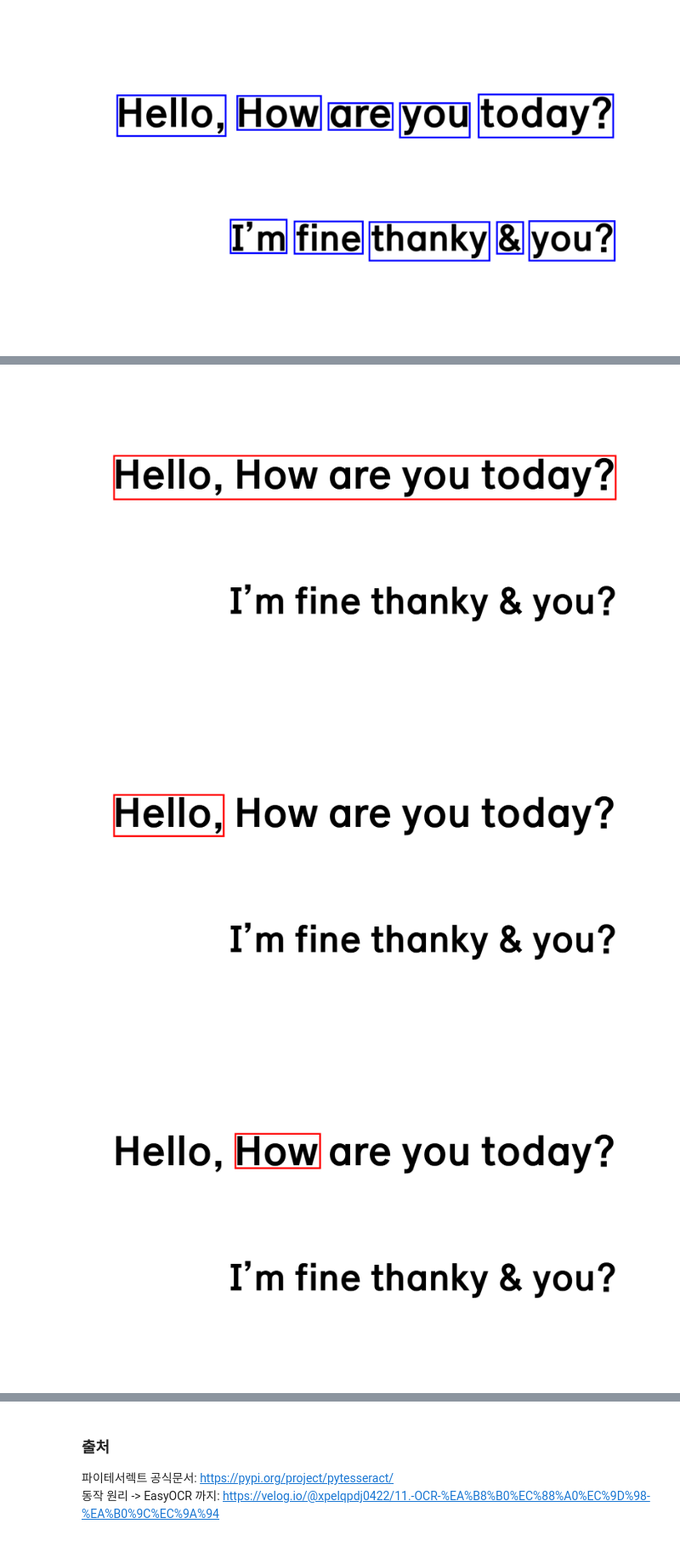
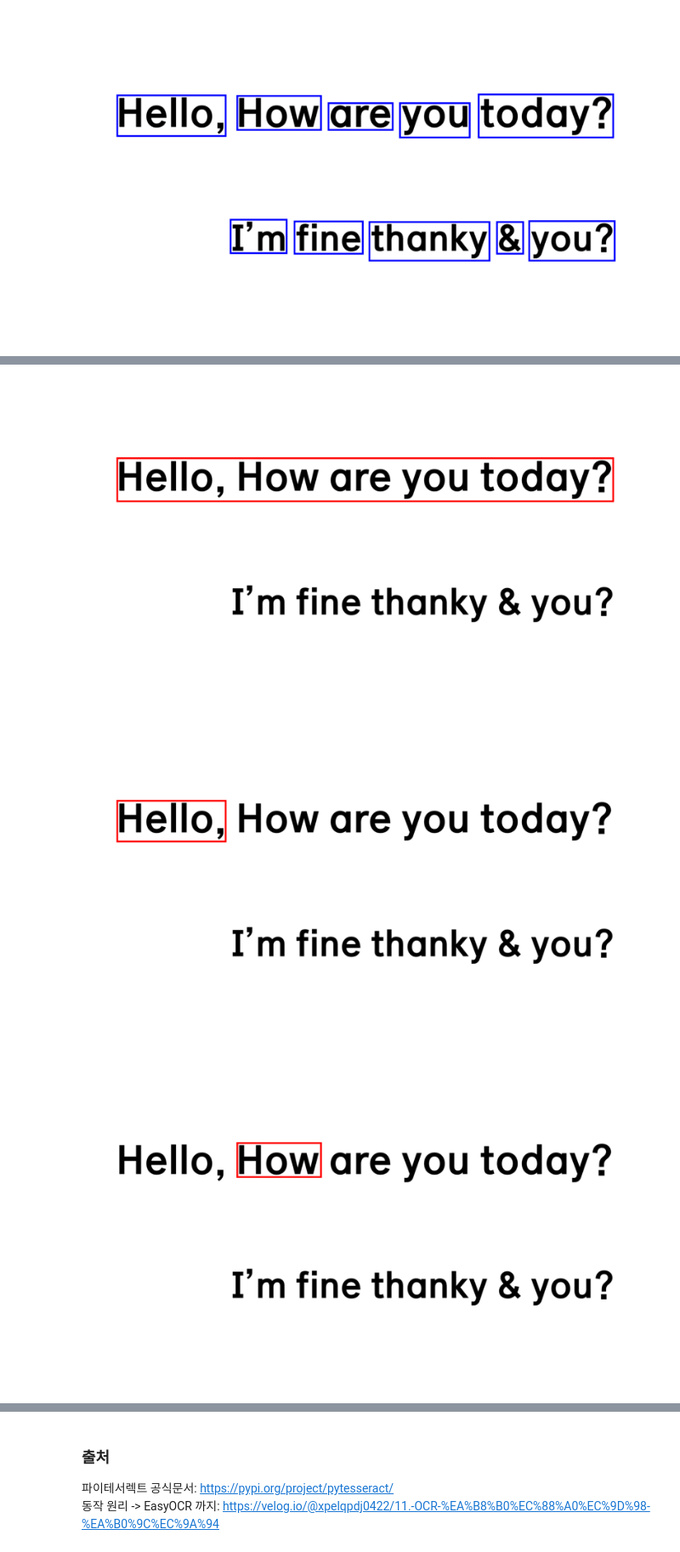
Before and after one commit to naisksh32/2nd_TechSeminar, a Jupyter notebook: Code/01_pytesseract.ipynb, the cells around one changed output, grey strips where cells are left out. Shown: that part at 85% size. Saved outputs shown, nothing was run; the diff lists cells and outputs as text; code cells hidden in the pictures.

```diff
--- a/Code/01_pytesseract.ipynb
+++ b/Code/01_pytesseract.ipynb
@@ -164,15 +164,15 @@ for i, bbox in enumerate(box_list):
     draw.rectangle((top_left, bottom_right), outline="red", width=6)
 
 
-    fig = plt.figure(figsize=(20, 12))
+    fig = plt.figure(figsize=(10, 6))
     plt.imshow(image_to_draw)
     plt.axis('off')
 
-    filename = f"test_1 process {i+1}.png"
+    filename = f"test_1 process {i+1:02d}.png"
     save_path = os.path.join(output_folder, filename)
 
     # plt.show()를 호출하기 전에 저장
-    plt.savefig(save_path, dpi=300, bbox_inches='tight')
+    plt.savefig(save_path, dpi=300)
 
     plt.show()
     plt.close(fig)
@@ -183,3 +183,3 @@ for i, bbox in enumerate(box_list):
-[figure, old version]
+[figure, new version]
-[figure, old version]
+[figure, new version]
-[figure, old version]
+[figure, new version]
```
Also changed, not shown: parts of 1 cell of this notebook, 26 other files.
